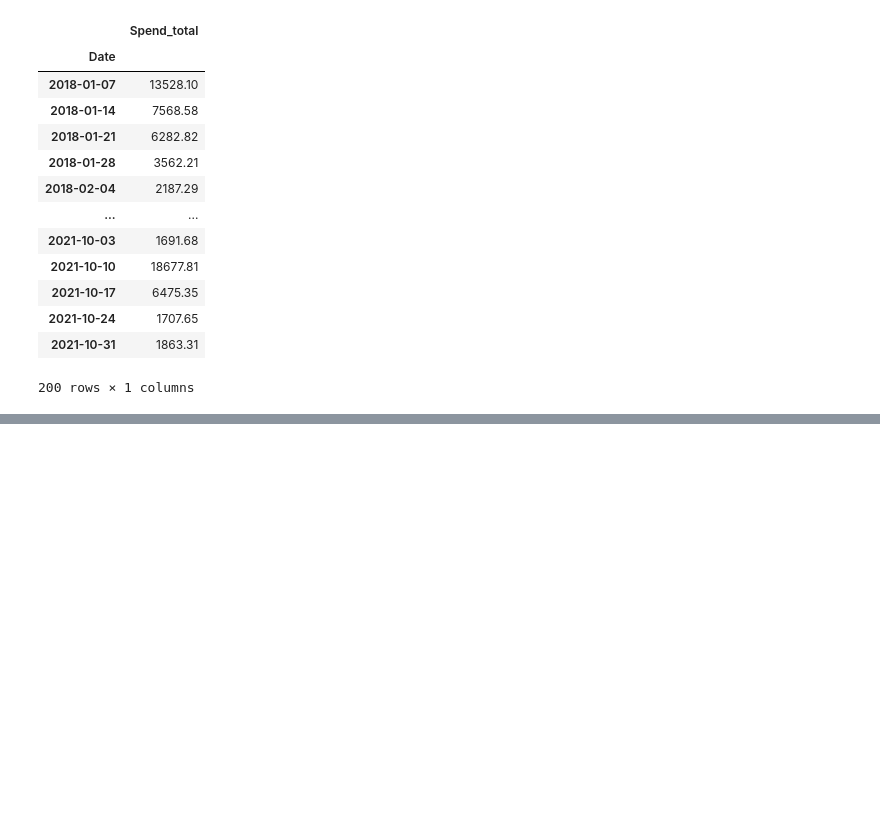
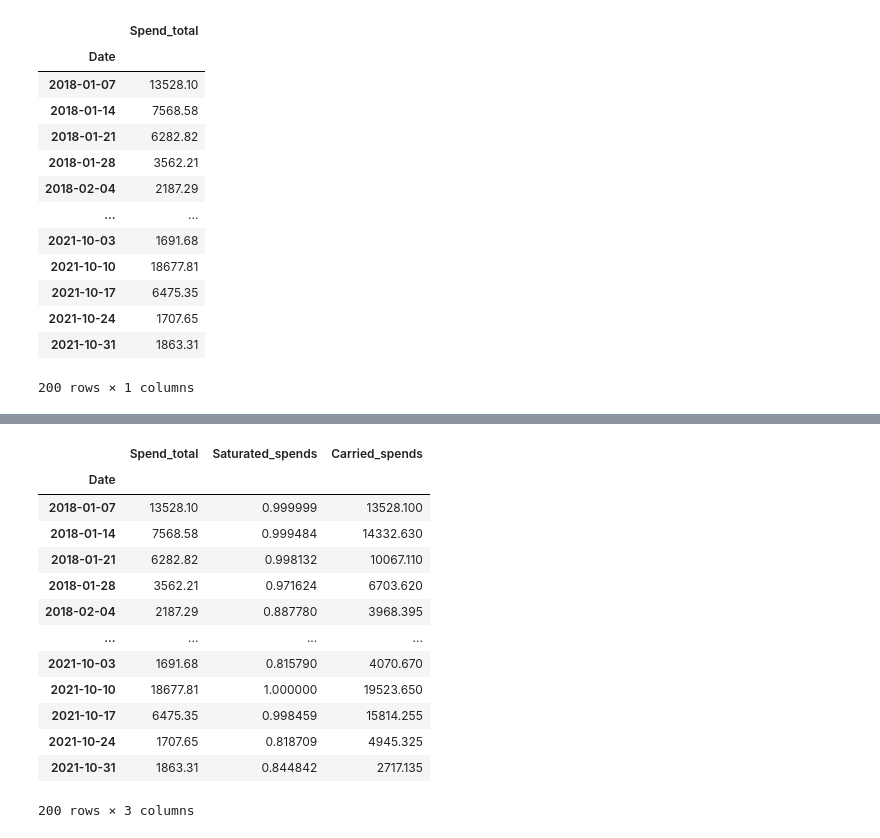
Before and after one commit to zander1268/marketing-mix-modeling, a Jupyter notebook: advanced_linear_regression.ipynb, the cells around one changed output, grey strips where cells are left out. Cells and saved outputs as stored; diff of their text form; code cells hidden in the pictures; blank space fills up the shorter version.

```diff
--- a/advanced_linear_regression.ipynb
+++ b/advanced_linear_regression.ipynb
@@ -105,0 +110,19 @@ np.exp()
+# %%
+CE = ExponentialCarryover()
+spend_df["Carried_spends"] = CE.fit_transform(spend_df[["Spend_total"]])
+spend_df
+# %% [output]
+|  | Spend_total | Saturated_spends | Carried_spends |
+| Date |  |  |  |
+| 2018-01-07 | 13528.10 | 0.999999 | 13528.100 |
+| 2018-01-14 | 7568.58 | 0.999484 | 14332.630 |
+| 2018-01-21 | 6282.82 | 0.998132 | 10067.110 |
+| 2018-01-28 | 3562.21 | 0.971624 | 6703.620 |
+| 2018-02-04 | 2187.29 | 0.887780 | 3968.395 |
+| ... | ... | ... | ... |
+| 2021-10-03 | 1691.68 | 0.815790 | 4070.670 |
+| 2021-10-10 | 18677.81 | 1.000000 | 19523.650 |
+| 2021-10-17 | 6475.35 | 0.998459 | 15814.255 |
+| 2021-10-24 | 1707.65 | 0.818709 | 4945.325 |
+| 2021-10-31 | 1863.31 | 0.844842 | 2717.135 |
+200 rows × 3 columns
```
Also changed, not shown: parts of 14 cells of this notebook.
